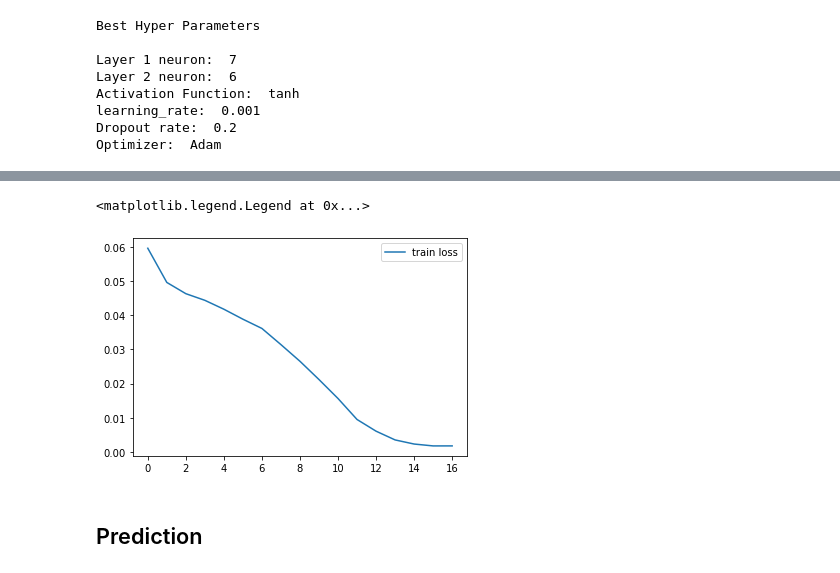
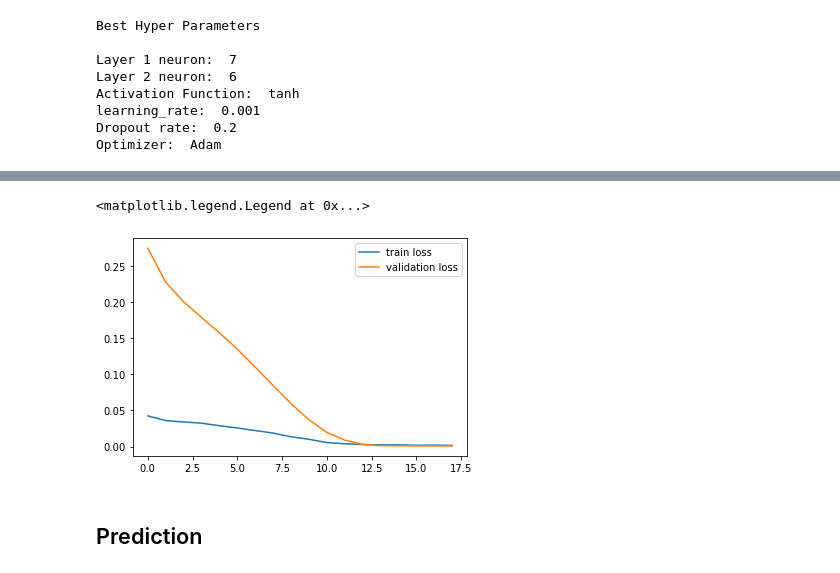
Before and after one commit to Vaiyani/mvaiyani-thesis, a Jupyter notebook: Notebooks/LSTM - Daily.ipynb, the cells around one changed output, grey strips where cells are left out. Drawn from its saved outputs; the diff is of its cells as text; code cells hidden in the pictures.

```diff
--- a/Notebooks/LSTM - Daily.ipynb
+++ b/Notebooks/LSTM - Daily.ipynb
@@ -92,7 +100,7 @@ def calculate_metrics(test: np.ndarray, predict: np.ndarray) -> float:
 # %%
 lookback = 2
 train, test = data_divider(data, 0.8)
-# val, test = data_divider(test, 0.5)
+val, test = data_divider(test, 0.5)
 scaler, train_normalized, val_normalized, test_normalized = min_max_scale(train, test, test)
 x_train, y_train = sliding_window(train_normalized, lookback)
 x_val, y_val = sliding_window(val_normalized, lookback)
@@ -121,7 +129,7 @@ Optimizer:  Adam
 # Build the model with the best hp.
 model = model_builder(best_hps)
 ### train it ###
-stop_training_early = keras.callbacks.EarlyStopping(monitor="loss", patience = 1)
-history = model.fit(x_train, y_train, epochs=350 , verbose=1, shuffle=False, callbacks=[stop_training_early])
+stop_training_early = keras.callbacks.EarlyStopping(patience = 1)
+history = model.fit(x_train, y_train, epochs=350 , verbose=1, shuffle=False, validation_data=(x_val, y_val), callbacks=[stop_training_early])
 # %% [output]
 Epoch 1/350
@@ -144,10 +152,10 @@ Epoch 17/350
 # %%
 plt.plot(history.history['loss'], label='train loss')
-# plt.plot(history.history['val_loss'], label='validation loss')
+plt.plot(history.history['val_loss'], label='validation loss')
 plt.legend()
 # %% [output]
 <matplotlib.legend.Legend at 0x...>
-[figure, old version]
+[figure, new version]
 # %%
 # model = load_model('saved_model/LSTM_daily')
 # model.save('saved_model/LSTM_daily')
```
Also changed, not shown: parts of 8 cells of this notebook, 1 other file.
